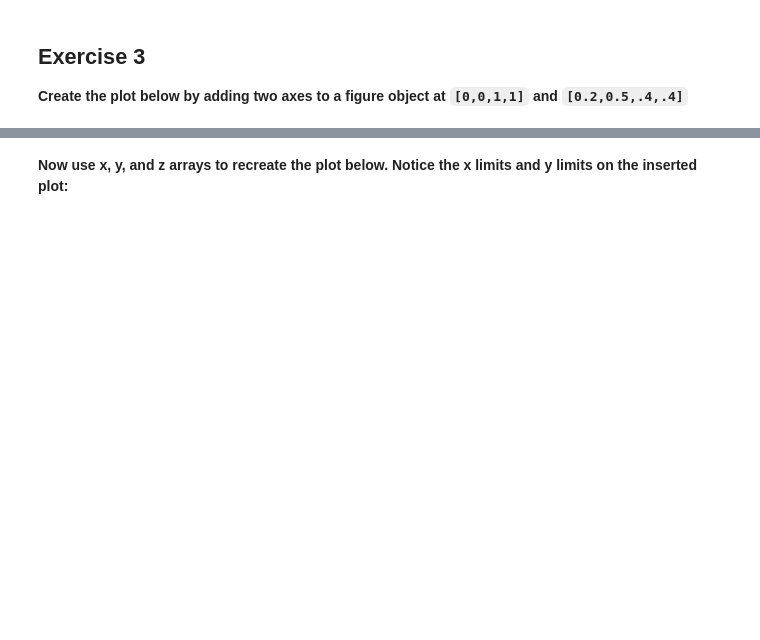
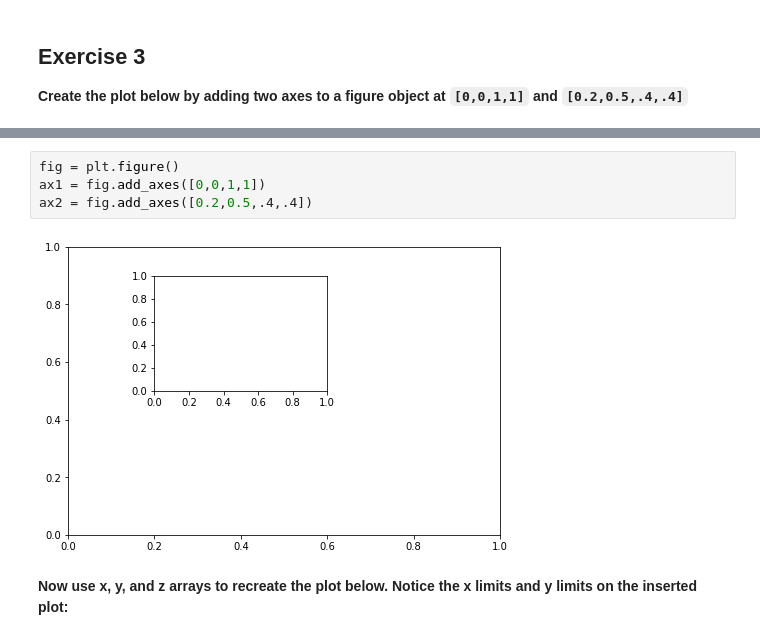
Before and after one commit to enricobacis/enricobacis.github.io, a Jupyter notebook: data/notebooks/04.2-Matplotlib Exercises.ipynb, the cells around one changed output, grey strips where cells are left out. Drawn from its saved outputs; the diff is of its cells as text; blank space fills up the shorter version.

```diff
--- a/data/notebooks/04.2-Matplotlib Exercises.ipynb
+++ b/data/notebooks/04.2-Matplotlib Exercises.ipynb
@@ -48,2 +64,8 @@ Text(0.5, 1.0, 'title')
+# %%
+fig = plt.figure()
+ax1 = fig.add_axes([0,0,1,1])
+ax2 = fig.add_axes([0.2,0.5,.4,.4])
+# %% [output]
+[figure, added]
 # %% [markdown]
 **Now use x, y, and z arrays to recreate the plot below. Notice the x limits and y limits on the inserted plot:**
```
Also changed, not shown: parts of 14 cells of this notebook, 2 other files.
